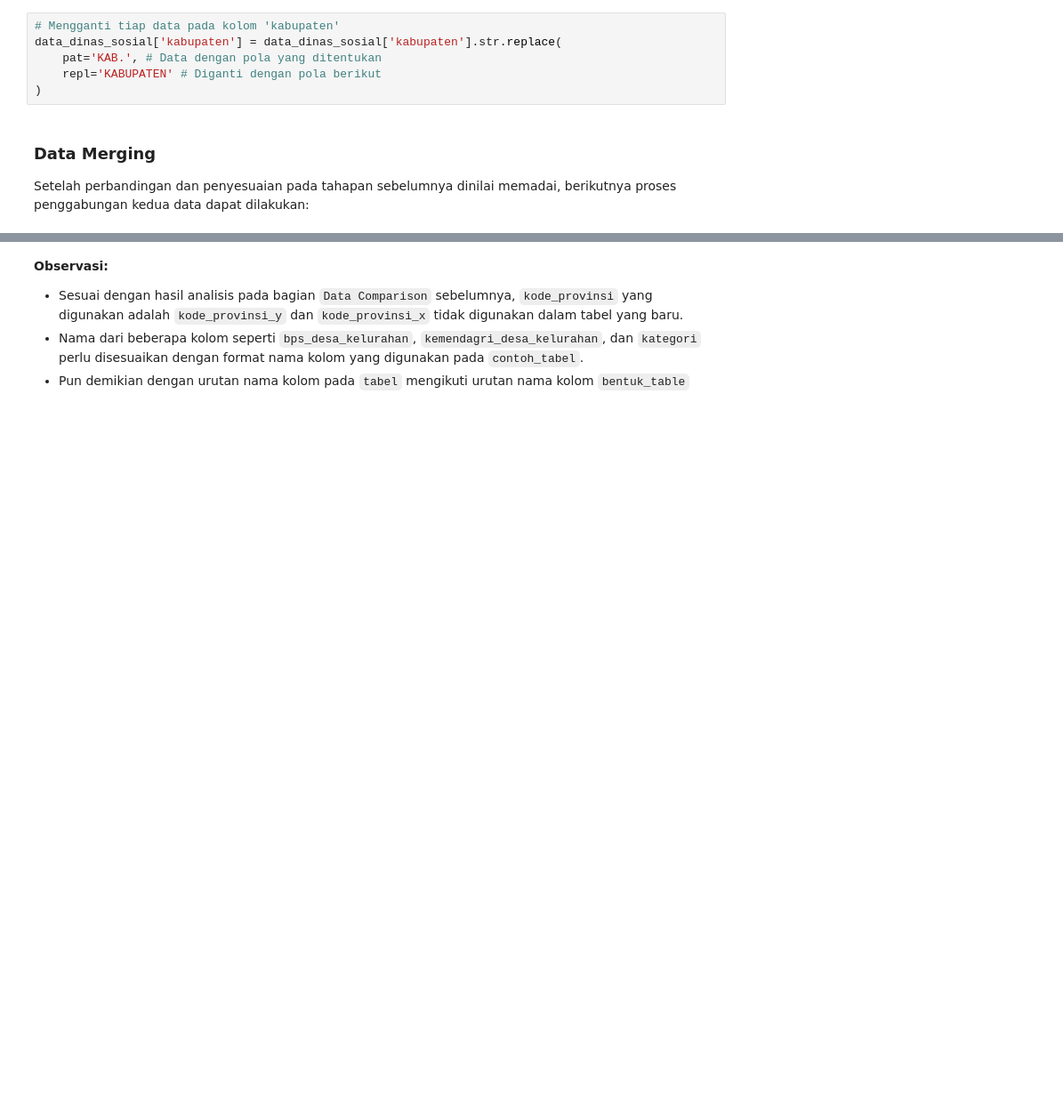
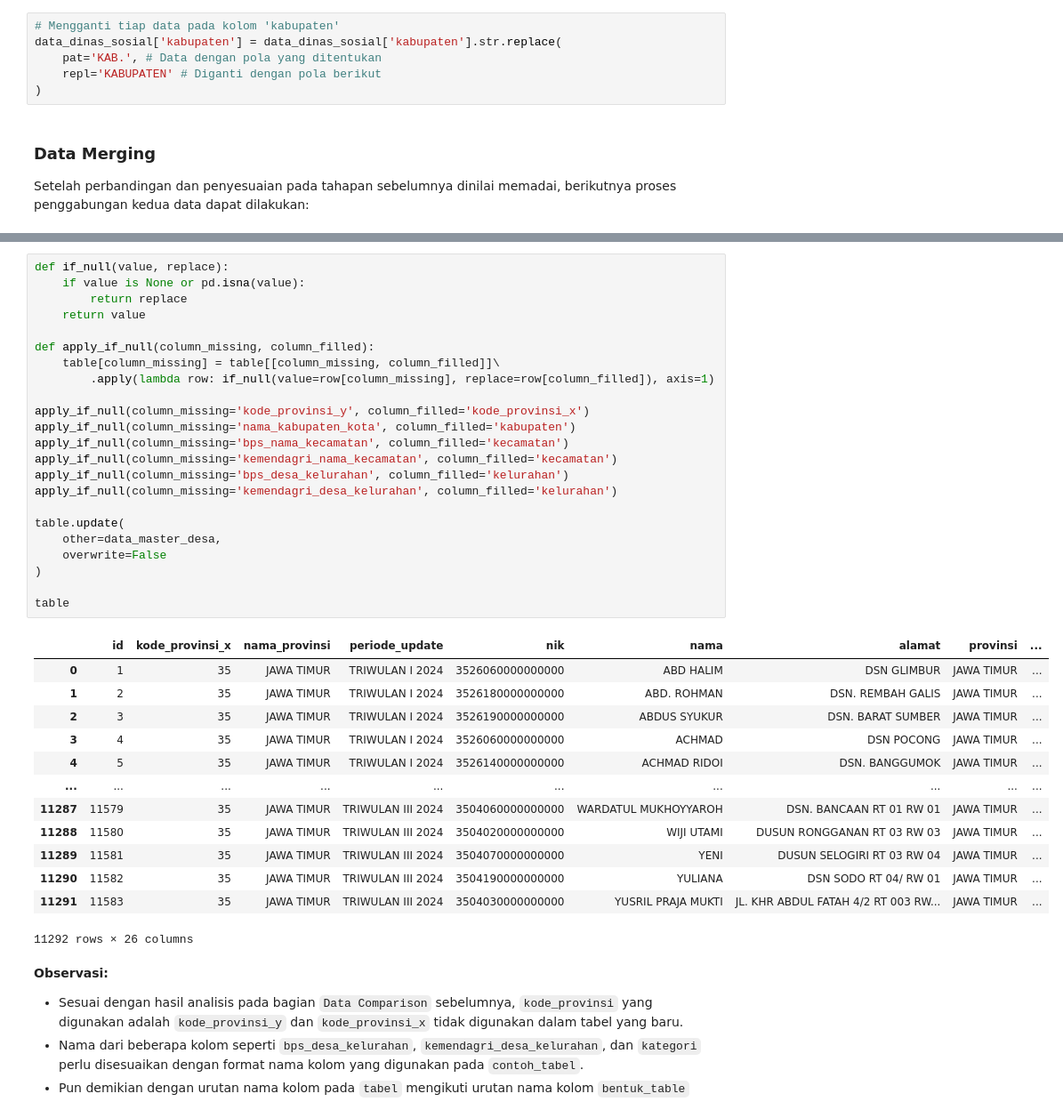
Before and after one commit to garudapaksi-yusuf/SEAL_Data_Scientist_Technical_Test, a Jupyter notebook: notebook/notebook.ipynb, the cells around one changed output, grey strips where cells are left out. Shown at 89% size. Drawn from its saved outputs; the diff is of its cells as text; blank space fills up the shorter version.

```diff
--- a/notebook/notebook.ipynb
+++ b/notebook/notebook.ipynb
@@ -389,3 +409,40 @@ table.head(
+# %%
+def if_null(value, replace):
+    if value is None or pd.isna(value):
+        return replace
+    return value
+
+def apply_if_null(column_missing, column_filled):
+    table[column_missing] = table[[column_missing, column_filled]]\
+        .apply(lambda row: if_null(value=row[column_missing], replace=row[column_filled]), axis=1)
+
+apply_if_null(column_missing='kode_provinsi_y', column_filled='kode_provinsi_x')
+apply_if_null(column_missing='nama_kabupaten_kota', column_filled='kabupaten')
+apply_if_null(column_missing='bps_nama_kecamatan', column_filled='kecamatan')
+apply_if_null(column_missing='kemendagri_nama_kecamatan', column_filled='kecamatan')
+apply_if_null(column_missing='bps_desa_kelurahan', column_filled='kelurahan')
+apply_if_null(column_missing='kemendagri_desa_kelurahan', column_filled='kelurahan')
+
+table.update(
+    other=data_master_desa,
+    overwrite=False
+)
+
+table
+# %% [output]
+|  | id | kode_provinsi_x | nama_provinsi | periode_update | nik | nama | alamat | provinsi | ... |
+| 0 | 1 | 35 | JAWA TIMUR | TRIWULAN I 2024 | 3526060000000000 | ABD HALIM | DSN GLIMBUR | JAWA TIMUR | ... |
+| 1 | 2 | 35 | JAWA TIMUR | TRIWULAN I 2024 | 3526180000000000 | ABD. ROHMAN | DSN. REMBAH GALIS | JAWA TIMUR | ... |
+| 2 | 3 | 35 | JAWA TIMUR | TRIWULAN I 2024 | 3526190000000000 | ABDUS SYUKUR | DSN. BARAT SUMBER | JAWA TIMUR | ... |
+| 3 | 4 | 35 | JAWA TIMUR | TRIWULAN I 2024 | 3526060000000000 | ACHMAD | DSN POCONG | JAWA TIMUR | ... |
+| 4 | 5 | 35 | JAWA TIMUR | TRIWULAN I 2024 | 3526140000000000 | ACHMAD RIDOI | DSN. BANGGUMOK | JAWA TIMUR | ... |
+| ... | ... | ... | ... | ... | ... | ... | ... | ... | ... |
+| 11287 | 11579 | 35 | JAWA TIMUR | TRIWULAN III 2024 | 3504060000000000 | WARDATUL MUKHOYYAROH | DSN. BANCAAN RT 01 RW 01 | JAWA TIMUR | ... |
+| 11288 | 11580 | 35 | JAWA TIMUR | TRIWULAN III 2024 | 3504020000000000 | WIJI UTAMI | DUSUN RONGGANAN RT 03 RW 03 | JAWA TIMUR | ... |
+| 11289 | 11581 | 35 | JAWA TIMUR | TRIWULAN III 2024 | 3504070000000000 | YENI | DUSUN SELOGIRI RT 03 RW 04 | JAWA TIMUR | ... |
+| 11290 | 11582 | 35 | JAWA TIMUR | TRIWULAN III 2024 | 3504190000000000 | YULIANA | DSN SODO RT 04/ RW 01 | JAWA TIMUR | ... |
+| 11291 | 11583 | 35 | JAWA TIMUR | TRIWULAN III 2024 | 3504030000000000 | YUSRIL PRAJA MUKTI | JL. KHR ABDUL FATAH 4/2 RT 003 RW... | JAWA TIMUR | ... |
+11292 rows × 26 columns
 # %% [markdown]
 **Observasi:**
 * Sesuai dengan hasil analisis pada bagian `Data Comparison` sebelumnya, `kode_provinsi` yang digunakan adalah `kode_provinsi_y` dan `kode_provinsi_x` tidak digunakan dalam tabel yang baru.
```
Also changed, not shown: parts of 9 cells of this notebook, 1 other file.
